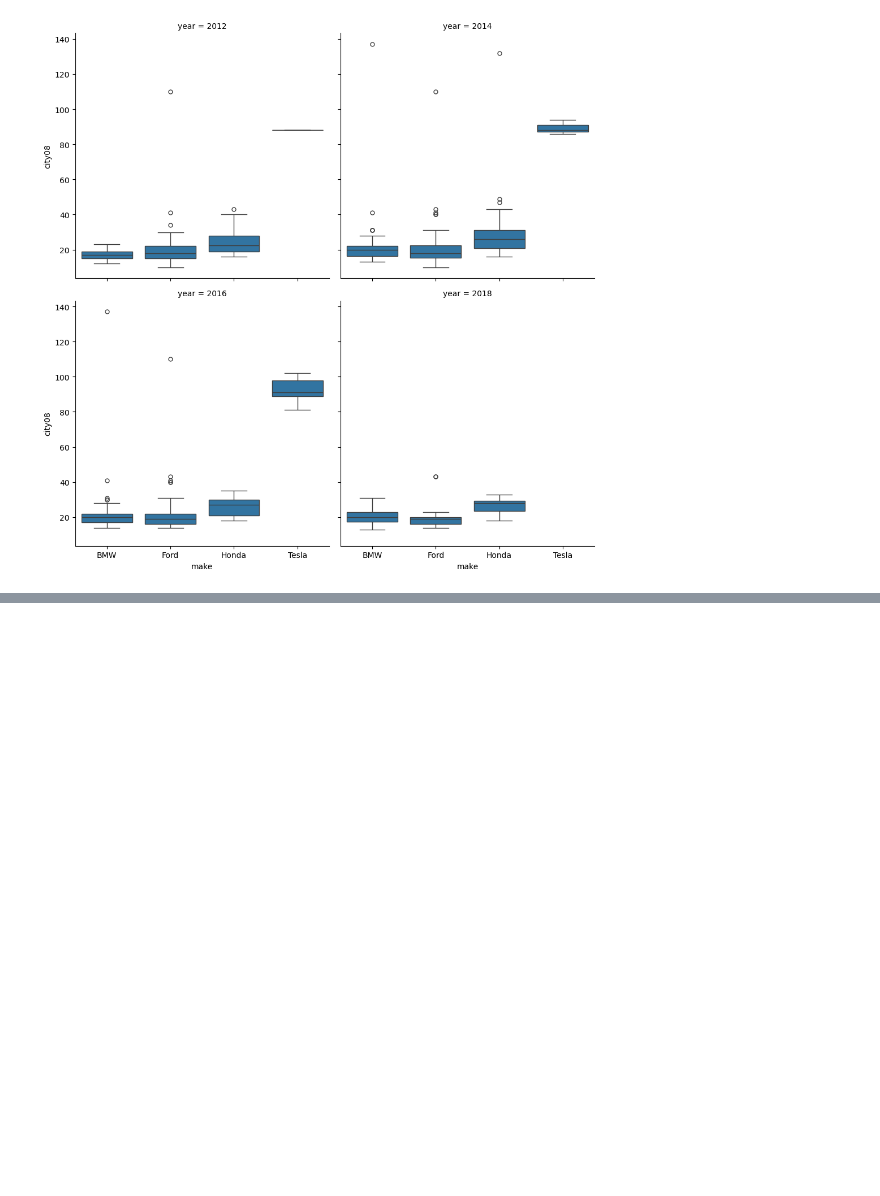
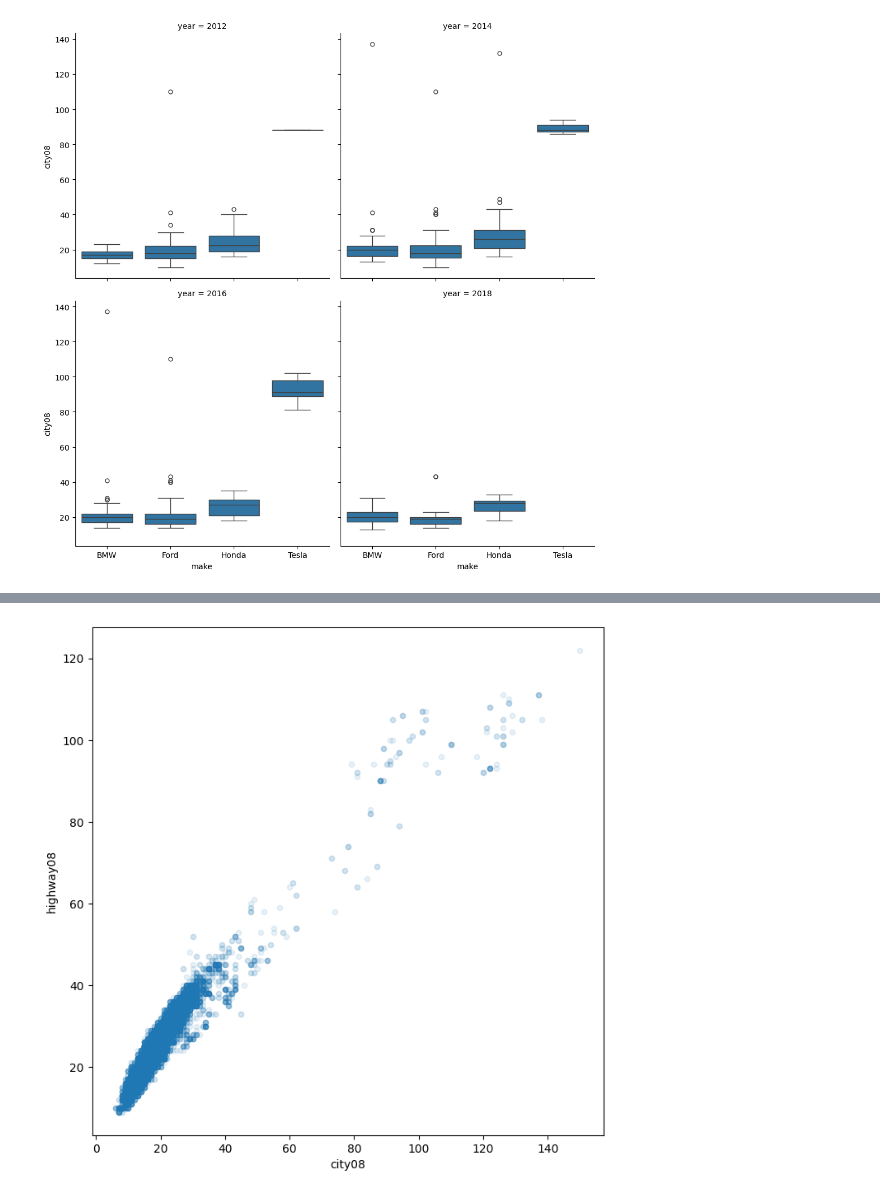
Before and after one commit to bdunn20/book_code, a Jupyter notebook: pandas_1.X_cookbook/Ch_5_EDA.ipynb, the cells around one changed output, grey strips where cells are left out. Cells and saved outputs as stored; diff of their text form; code cells hidden in the pictures; blank space fills up the shorter version.

```diff
--- a/pandas_1.X_cookbook/Ch_5_EDA.ipynb
+++ b/pandas_1.X_cookbook/Ch_5_EDA.ipynb
@@ -624,0 +685,9 @@ g.axes[0].figure.savefig("c5-catboxcol.png", dpi=300)
+# %%
+# use pandas to scatter plot the relationship
+
+fig, ax = plt.subplots(figsize=(8, 8))
+fueleco.plot.scatter(x="city08", y="highway08", alpha=0.1, ax=ax)
+
+fig.savefig("c5-scatpan.png", dpi=300, bbox_inches="tight")
+# %% [output]
+[figure, added]
```
Also changed, not shown: parts of 35 cells of this notebook.
